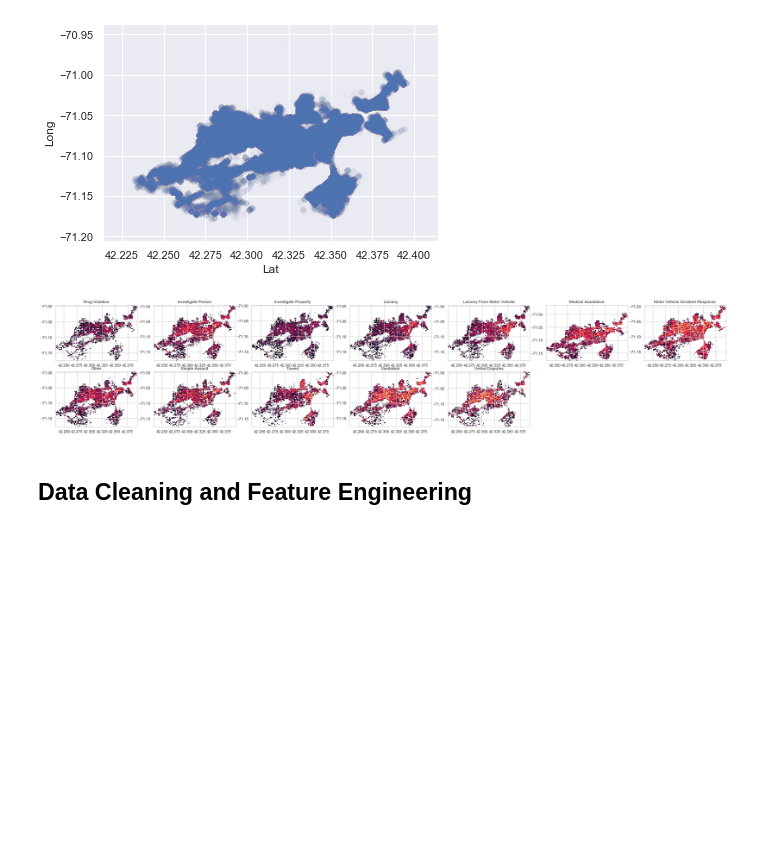
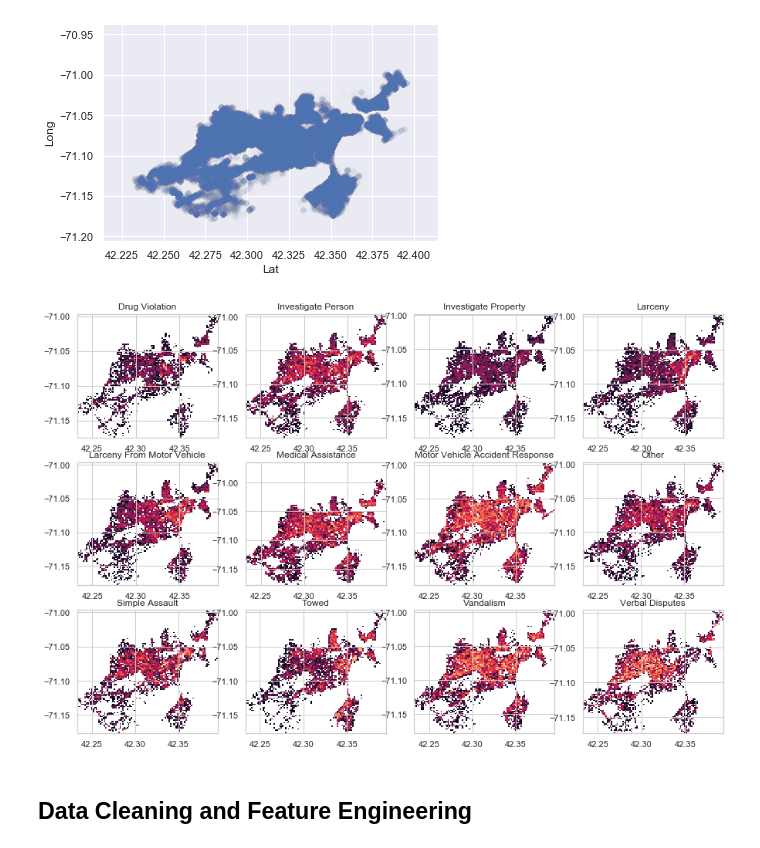
Before and after one commit to jsiwu94/BostonCrimeProject, a Jupyter notebook: BostonTF5.ipynb, the cells around one changed output. Drawn from its saved outputs; the diff is of its cells as text; code cells hidden in the pictures; blank space fills up the shorter version.

```diff
--- a/BostonTF5.ipynb
+++ b/BostonTF5.ipynb
@@ -80,20 +80,20 @@ plt.show()
 # %%
 NX=100
 NY=100
 groups = crime.groupby('OFFENSE_CODE_GROUP')
 ii=1
-plt.figure(figsize=(35, 35))
+plt.figure(figsize=(15, 10))
 sns.set_style('whitegrid')
 for name, group in groups:
-    plt.subplot(10,7,ii)
+    plt.subplot(3,4,ii)
     histo, xedges, yedges = np.histogram2d(np.array(group.Lat),np.array(group.Long), bins=(NX,NY))
     myextent  =[xedges[0],xedges[-1],yedges[0],yedges[-1]]
     plt.imshow(histo.T,origin='low',extent=myextent,interpolation='nearest',aspect='auto',norm=LogNorm())
     plt.title(name)
     ii+=1
 del groups
 # %% [output]
-[figure, old version]
+[figure, new version]
 # %% [markdown]
 ## Data Cleaning and Feature Engineering
 # %%
```
Also changed, not shown: parts of 7 cells of this notebook.
